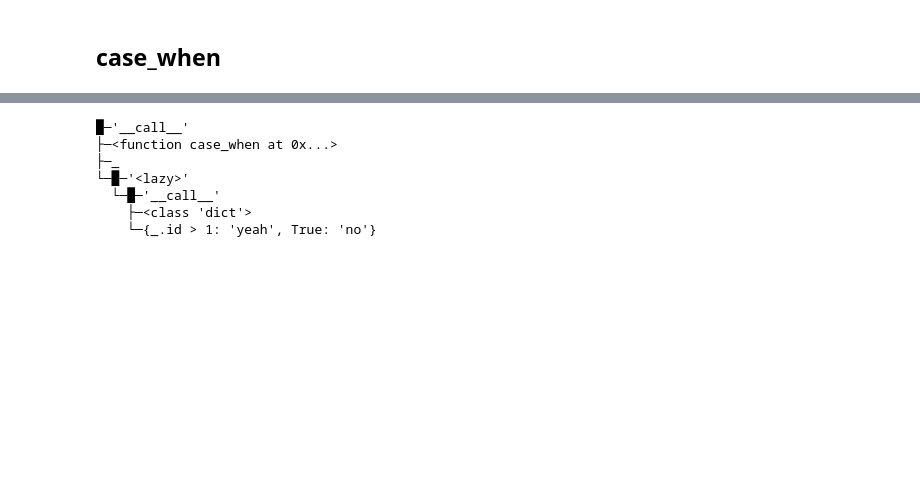
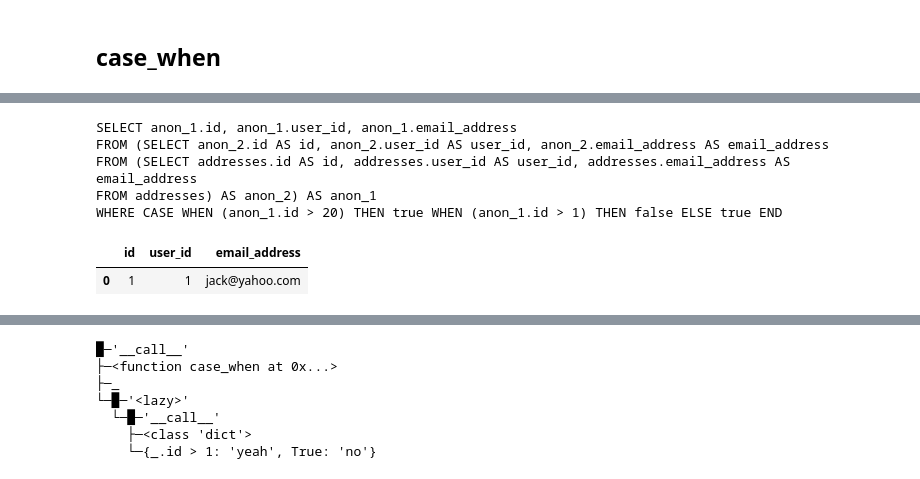
Before and after one commit to machow/siuba, a Jupyter notebook: examples/examples-postgres.ipynb, the cells around one changed output, grey strips where cells are left out. Saved outputs shown, nothing was run; the diff lists cells and outputs as text; code cells hidden in the pictures; blank space fills up the shorter version.

```diff
--- a/examples/examples-postgres.ipynb
+++ b/examples/examples-postgres.ipynb
@@ -255,19 +259,27 @@ FROM users) AS anon_2 ON anon_1.user_id = anon_2.id
 # %%
 ## TODO: fix sql case_when statements
 # works, but better to just use filter normally...
-# q = (tbl_addresses
-#   >> filter(_,
-#        case_when(_, {
-#          _.id > 20: True,
-#          _.id > 1: False,
-#          True: True
-#        })
-#      )
-#   >> show_query(_)
-#   >> collect(_)
-#   )
+q = (tbl_addresses
+  >> filter(
+       case_when(_, {
+         _.id > 20: True,
+         _.id > 1: False,
+         True: True
+       })
+     )
+  >> show_query()
+  >> collect()
+  )
 
-# q
+q
+# %% [output]
+SELECT anon_1.id, anon_1.user_id, anon_1.email_address
+FROM (SELECT anon_2.id AS id, anon_2.user_id AS user_id, anon_2.email_address AS email_address
+FROM (SELECT addresses.id AS id, addresses.user_id AS user_id, addresses.email_address AS email_address
+FROM addresses) AS anon_2) AS anon_1
+WHERE CASE WHEN (anon_1.id > 20) THEN true WHEN (anon_1.id > 1) THEN false ELSE true END
+|  | id | user_id | email_address |
+| 0 | 1 | 1 | jack@yahoo.com |
 # %%
 ## doesn't work, since the call.map_subnode doesn't enter dict, need subclass
 ##
```
Also changed, not shown: parts of 23 cells of this notebook, 1 other file.
